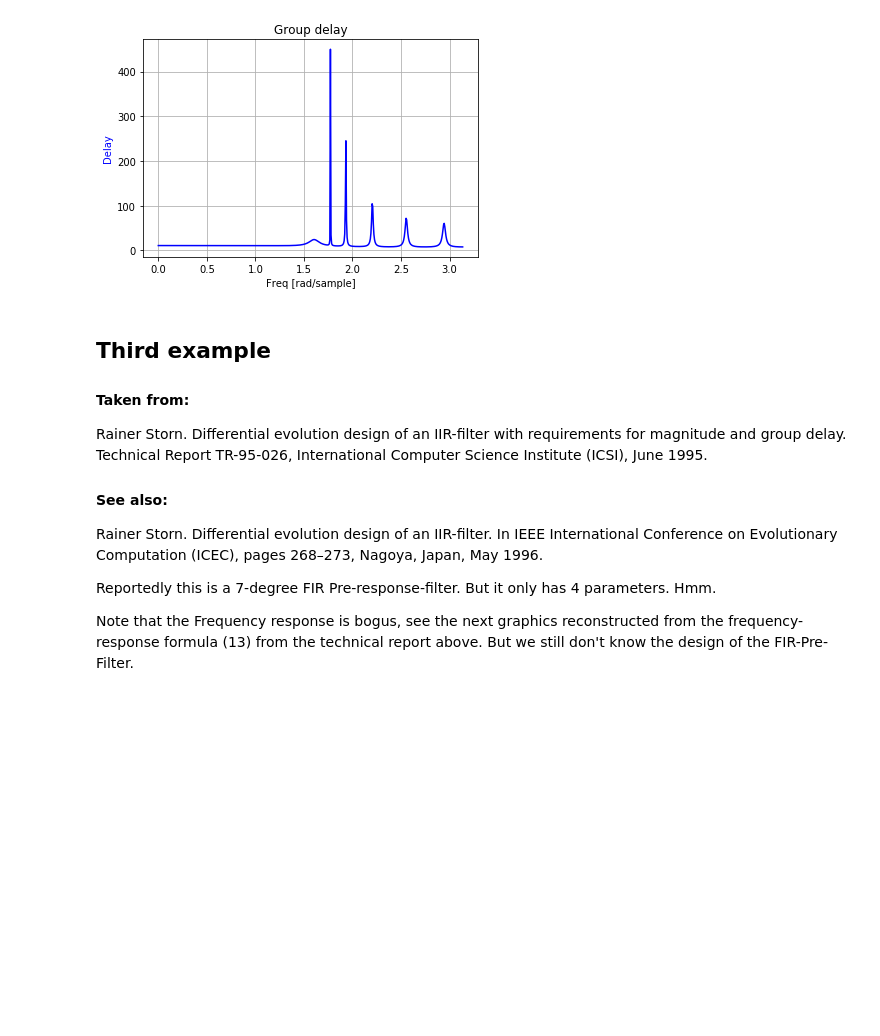
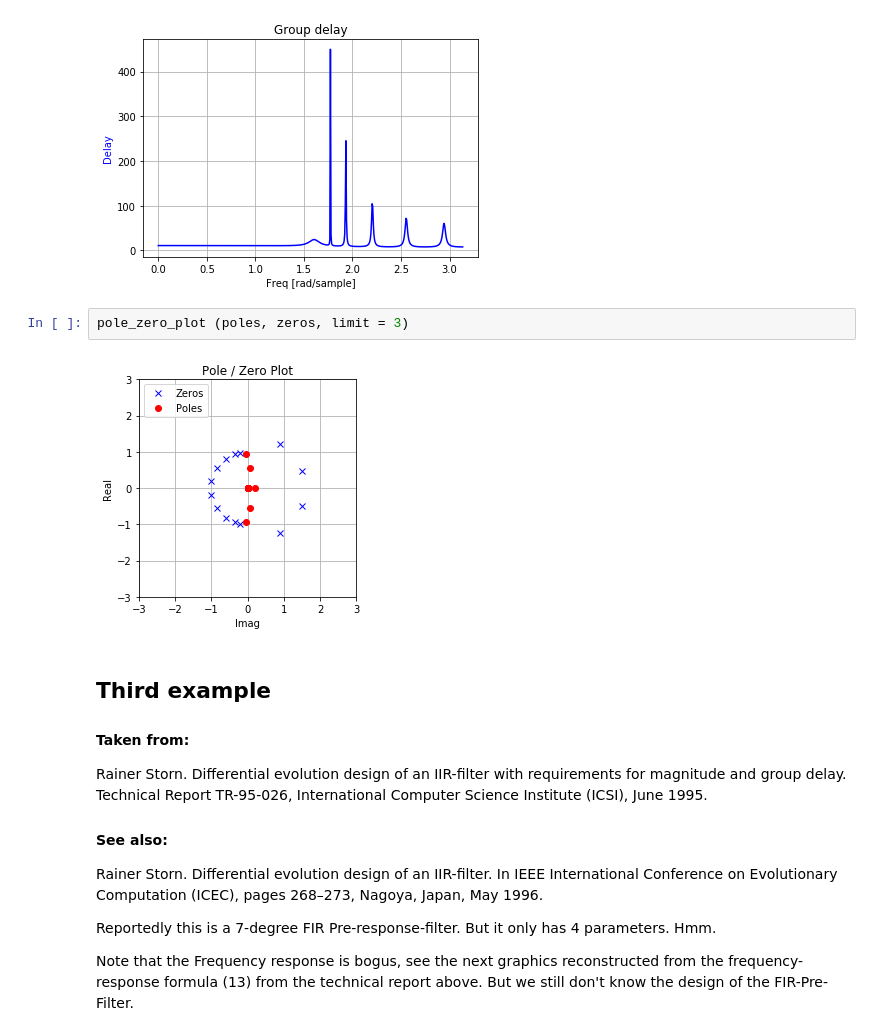
Before and after one commit to schlatterbeck/filter-optimizer, a Jupyter notebook: IIR_Filter.ipynb, the cells around one changed output. Cells and saved outputs as stored; diff of their text form; blank space fills up the shorter version.

```diff
--- a/IIR_Filter.ipynb
+++ b/IIR_Filter.ipynb
@@ -133,6 +160,10 @@ plot_response (w, h)
 plot_delay (wgd, gd)
 # %% [output]
 [figure]
+# %%
+pole_zero_plot (poles, zeros, limit = 3)
+# %% [output]
+[figure, added]
 # %% [markdown]
 ## Third example ##
 #### Taken from:
```
Also changed, not shown: parts of 10 cells of this notebook.
